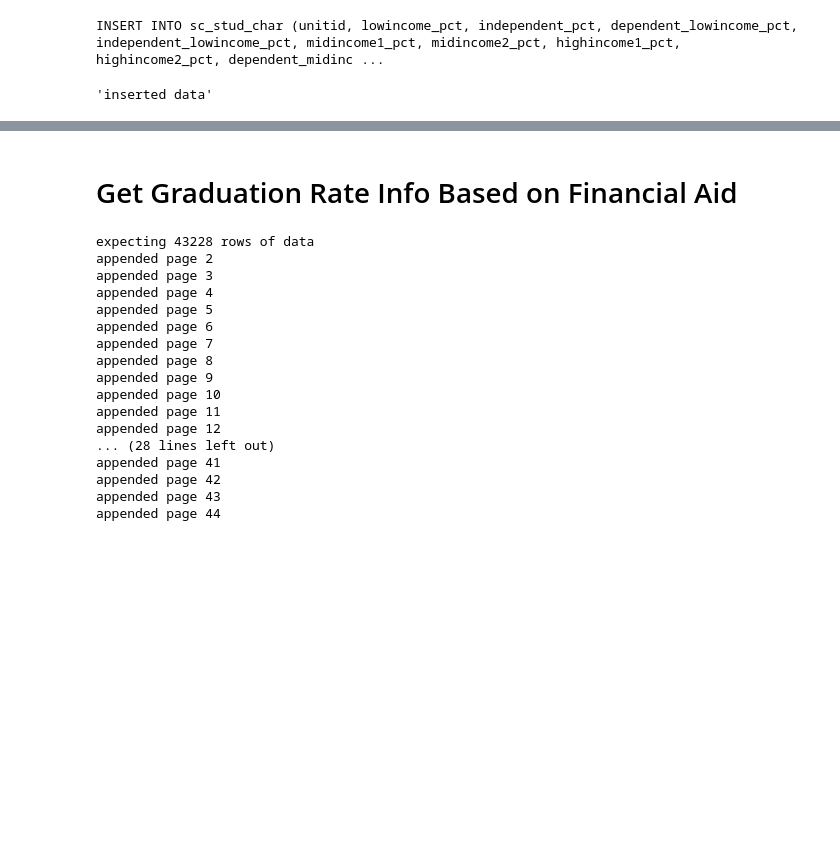
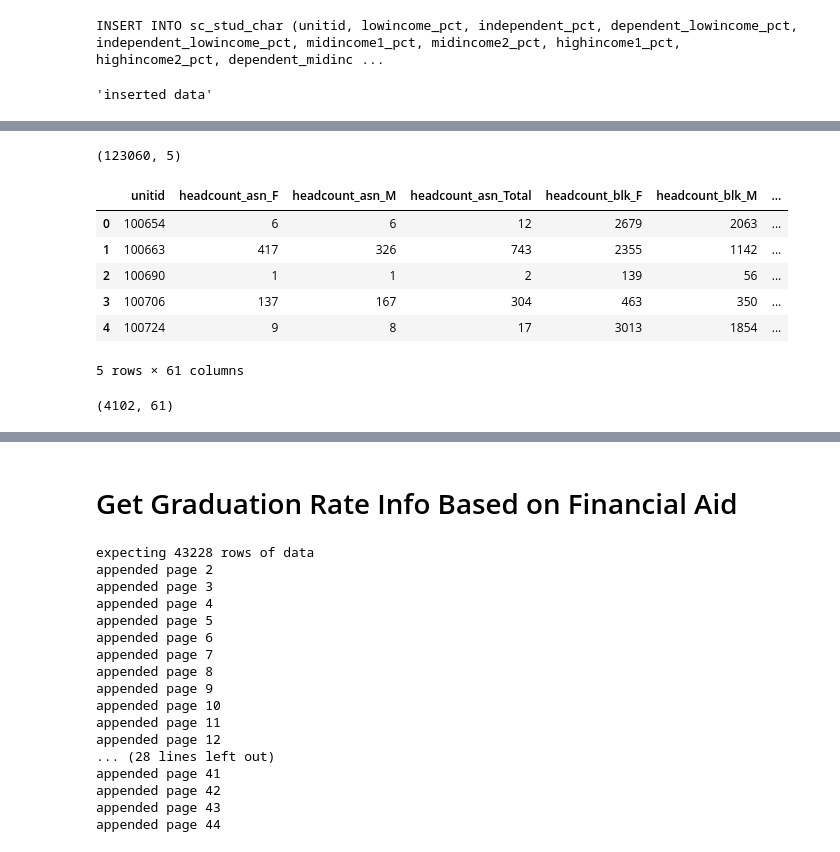
Before and after one commit to rweng18/education_data, a Jupyter notebook: 02_data_collection.ipynb, the cells around one changed output, grey strips where cells are left out. Drawn from its saved outputs; the diff is of its cells as text; code cells hidden in the pictures; blank space fills up the shorter version.

```diff
--- a/02_data_collection.ipynb
+++ b/02_data_collection.ipynb
@@ -403,0 +446,4 @@ INSERT INTO sc_stud_char (unitid, lowincome_pct, independent_pct, dependent_lowi
+# %%
+ipeds_ug_headcount_df.shape
+# %% [output]
+(123060, 5)
@@ -403,0 +463,14 @@ INSERT INTO sc_stud_char (unitid, lowincome_pct, independent_pct, dependent_lowi
+# %%
+ipeds_ug_headcount_piv.head()
+# %% [output]
+|  | unitid | headcount_asn_F | headcount_asn_M | headcount_asn_Total | headcount_blk_F | headcount_blk_M | ... |
+| 0 | 100654 | 6 | 6 | 12 | 2679 | 2063 | ... |
+| 1 | 100663 | 417 | 326 | 743 | 2355 | 1142 | ... |
+| 2 | 100690 | 1 | 1 | 2 | 139 | 56 | ... |
+| 3 | 100706 | 137 | 167 | 304 | 463 | 350 | ... |
+| 4 | 100724 | 9 | 8 | 17 | 3013 | 1854 | ... |
+5 rows × 61 columns
+# %%
+ipeds_ug_headcount_piv.shape
+# %% [output]
+(4102, 61)
```
Also changed, not shown: parts of 20 cells of this notebook, 1 other file.
